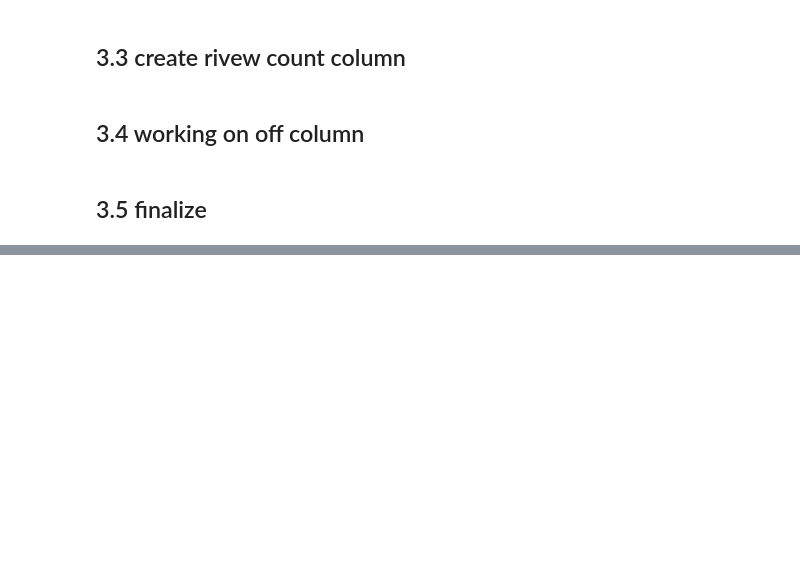
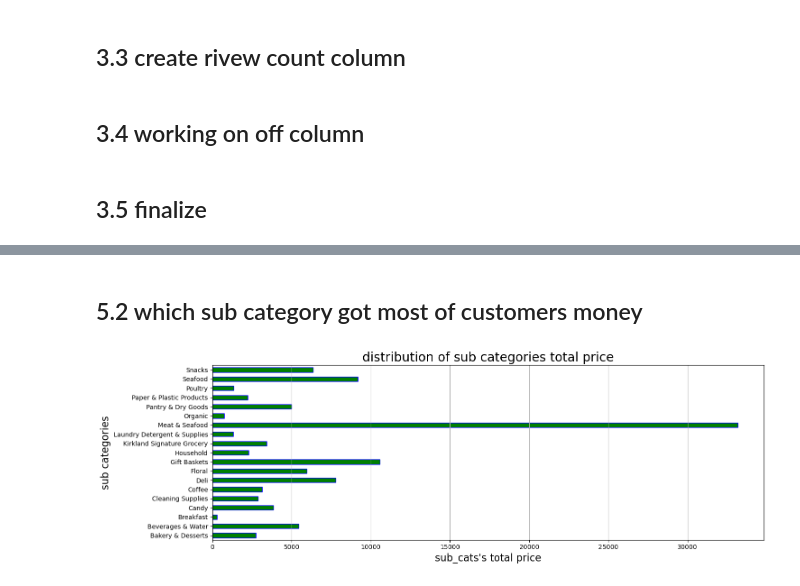
Before and after one commit to sirUnchained/Machine-Learning-and-Data-Analysis, a Jupyter notebook: Grocery store analysis/Grocery Store.ipynb, the cells around one changed output, grey strips where cells are left out. Drawn from its saved outputs; the diff is of its cells as text; code cells hidden in the pictures; blank space fills up the shorter version.

```diff
--- a/Grocery store analysis/Grocery Store.ipynb
+++ b/Grocery store analysis/Grocery Store.ipynb
@@ -318,0 +362,14 @@ df.drop(columns=['currency', 'feature', 'description', 'title', 'discount'], inp
+# %% [markdown]
+## 5.2 which sub category got most of customers money
+# %%
+total_prices = df.groupby(['sub_category'])['price'].sum()
+plt.figure(figsize=(15, 5))
+total_prices.plot(kind='barh', color='green', edgecolor='blue')
+plt.title("distribution of sub categories total price", fontsize=20)
+plt.xlabel("sub_cats's total price", fontsize=16)
+plt.ylabel("sub categories", fontsize=16)
+plt.grid(axis='x')
+plt.tight_layout()
+plt.show()
+# %% [output]
+[figure, added]
```
Also changed, not shown: parts of 12 cells of this notebook, 3 other files.
